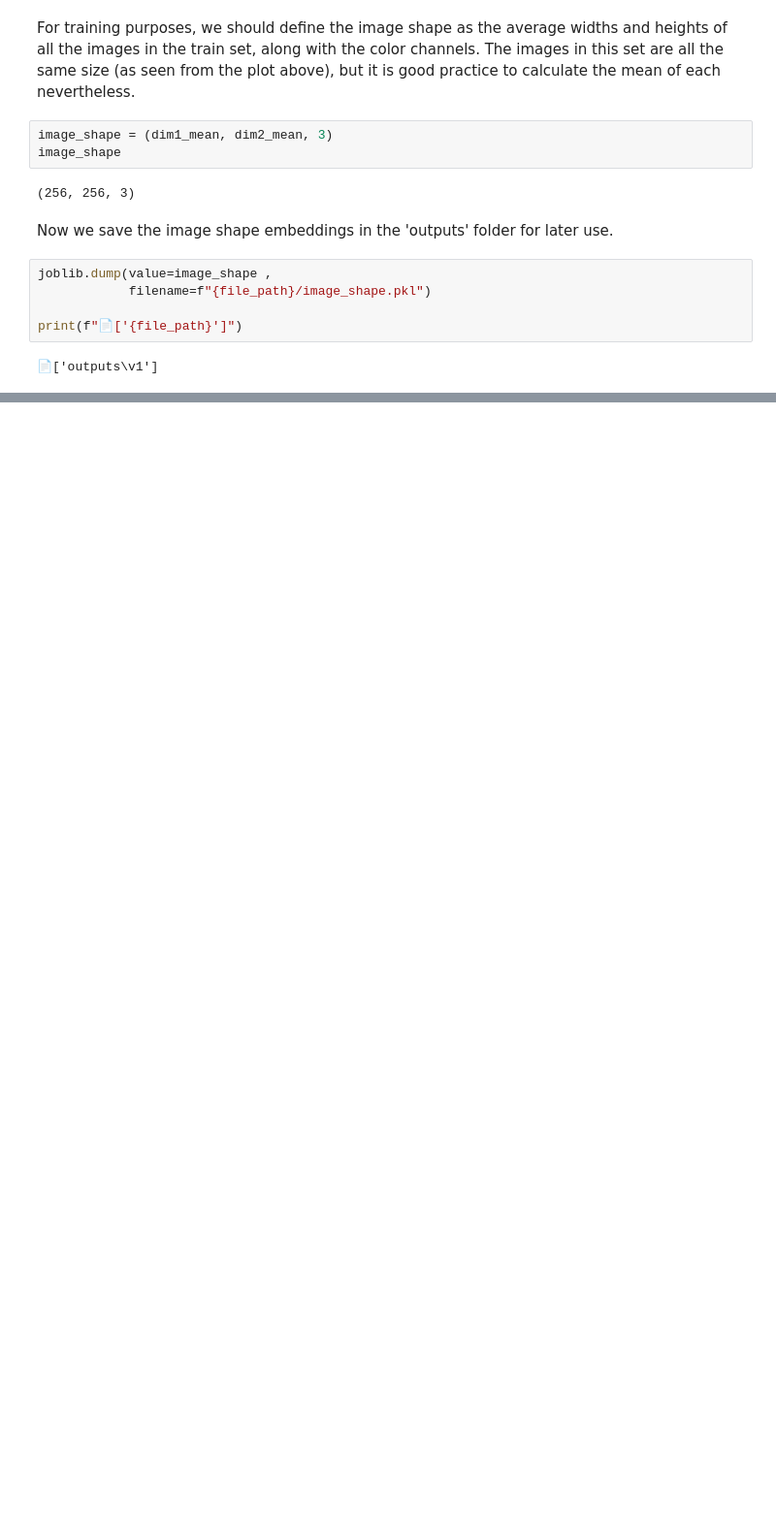
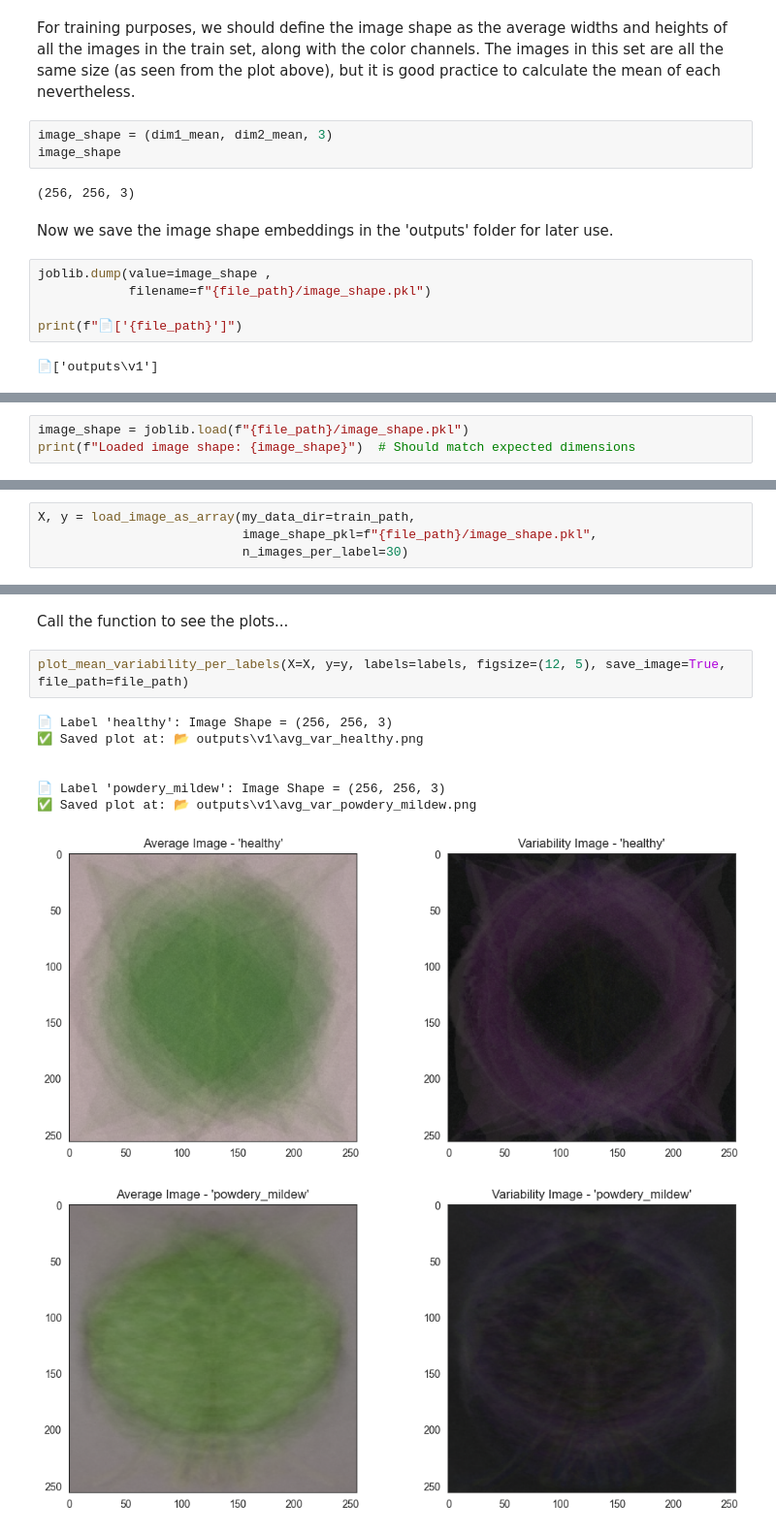
Before and after one commit to Duffew/mildew_detector, a Jupyter notebook: jupyter_notebooks/data_visualization.ipynb, the cells around one changed output, grey strips where cells are left out. Shown at 97% size. Drawn from its saved outputs; the diff is of its cells as text; blank space fills up the shorter version.

Commit message:
feat: add average and variability study to data visualization notebook!

```diff
--- a/jupyter_notebooks/data_visualization.ipynb
+++ b/jupyter_notebooks/data_visualization.ipynb
@@ -316,0 +319,3 @@ print(f"📄['{file_path}']")
+# %%
+image_shape = joblib.load(f"{file_path}/image_shape.pkl")
+print(f"Loaded image shape: {image_shape}")  # Should match expected dimensions
@@ -316,0 +411,4 @@ print(f"📄['{file_path}']")
+# %%
+X, y = load_image_as_array(my_data_dir=train_path,
+                           image_shape_pkl=f"{file_path}/image_shape.pkl",
+                           n_images_per_label=30)
@@ -316,0 +494,13 @@ print(f"📄['{file_path}']")
+# %% [markdown]
+Call the function to see the plots...
+# %%
+plot_mean_variability_per_labels(X=X, y=y, labels=labels, figsize=(12, 5), save_image=True, file_path=file_path)
+# %% [output]
+📄 Label 'healthy': Image Shape = (256, 256, 3)
+✅ Saved plot at: 📂 outputs\v1\avg_var_healthy.png
+
+
+📄 Label 'powdery_mildew': Image Shape = (256, 256, 3)
+✅ Saved plot at: 📂 outputs\v1\avg_var_powdery_mildew.png
+[figure, added]
+[figure, added]
```
Also changed, not shown: parts of 11 cells of this notebook, 2 other files.
